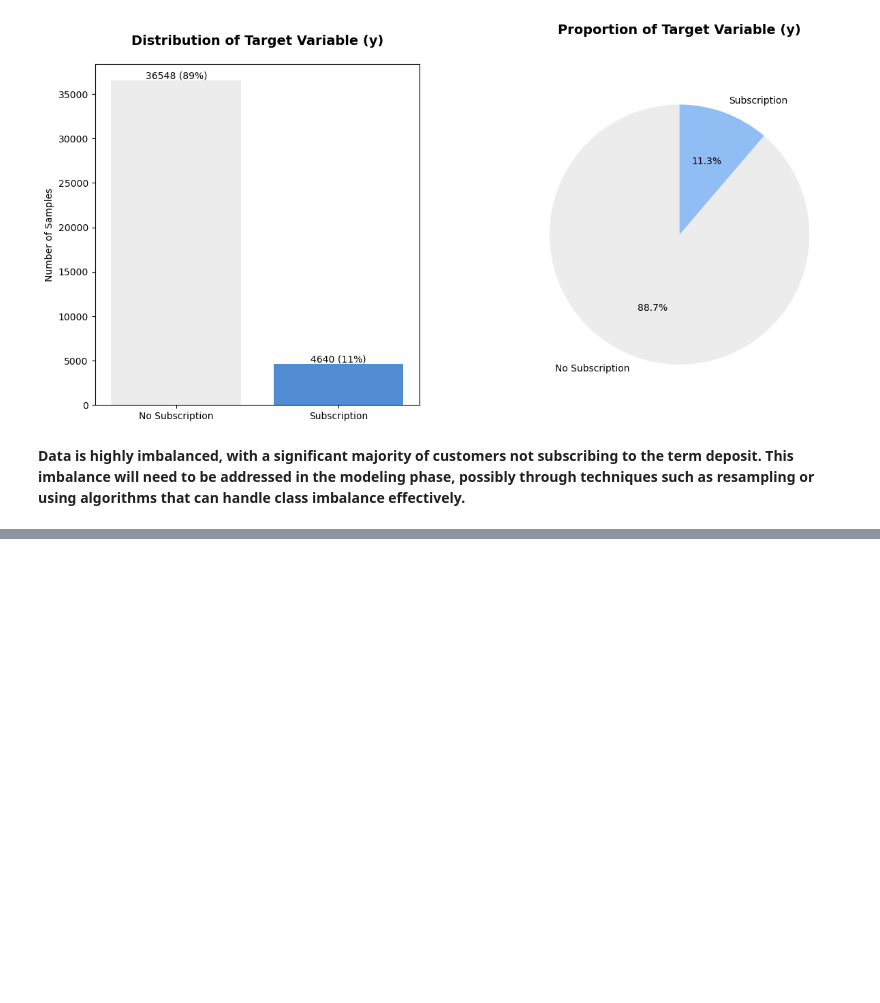
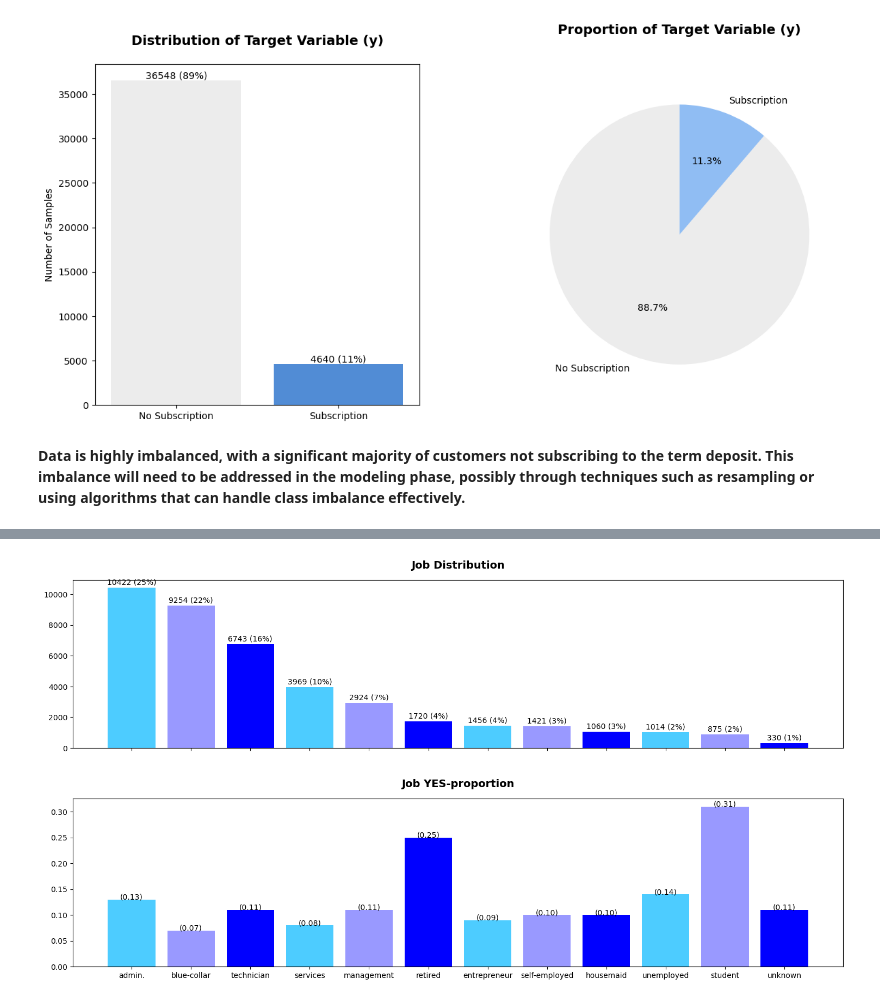
Before and after one commit to annugit1655/Bank-TeleMarketing, a Jupyter notebook: notebooks/bank-client-eda-term-deposit.ipynb, the cells around one changed output, grey strips where cells are left out. Cells and saved outputs as stored; diff of their text form; code cells hidden in the pictures; blank space fills up the shorter version.

```diff
--- a/notebooks/bank-client-eda-term-deposit.ipynb
+++ b/notebooks/bank-client-eda-term-deposit.ipynb
@@ -166,0 +200,38 @@ tele_df['y_binary'] = tele_df['y'].map({'yes': 1, 'no':0})
+# %%
+# Univariate analysis function for categorical variables with bar plots
+def univariate_analysis_categorical_var(df, categorical_var, display_name):
+    """Compute total count of customers contacted and percentage of customers who subscribed to a term deposit."""
+    # Count of campaign for each category
+    total_counts = df.groupby([categorical_var])['y'].value_counts().unstack().fillna(0)
+    total_counts['total'] = total_counts.sum(axis='columns')
+    total_counts = total_counts.sort_values(by='total', ascending=False)
+    total_counts['conversion_rate'] = (total_counts['yes'] / total_counts['total']).round(2)
+
+    fig, ax = plt.subplots(2, 1, sharex=True,figsize=(15, 8), dpi=100)
+    #colors = plt.cm.Blues_r(np.arange(0.3, 0.9, len(total_counts.index)))
+    colors = [(0.3, 0.8, 1), (0.6, 0.6, 1), '#0000FF']
+    # plot for total campaigns
+    x_pos = range(len(total_counts.index))
+    ax[0].bar(x_pos, total_counts['total'], color=colors)
+    ax[0].set_xticks(x_pos)
+    ax[0].set_xticklabels(total_counts.index)
+    ax[0].set_title(display_name + ' Distribution', fontsize=14, fontweight='bold', y=1.04)
+    for i, v in enumerate(total_counts['total']):
+        ax[0].text(i, v + 200, f"{int(v)} ({(v/(total_counts['total'].sum(axis=0))):.0%})", ha='center', fontsize=10)
+
+    # plot for successful subscriptions
+    ax[1].bar(x_pos, total_counts['conversion_rate'], color=colors)
+    ax[1].set_xticks(x_pos)
+    ax[1].set_xticklabels(total_counts.index)
+    #ax[1].set_yticklabels([f"{y/ax[1].get_ylim()[1]:.2f}" for y in ax[1].get_yticks()])
+    ax[1].set_title(display_name +" " + 'YES-proportion', fontsize=14, fontweight='bold', y=1.04)
+    for i, v in enumerate(total_counts['conversion_rate']):
+        ax[1].text(i, v , f"({total_counts['conversion_rate'].iloc[i]:.2f})", ha='center', fontsize=10)
+
+    plt.tight_layout()
+    plt.subplots_adjust(hspace=0.3)
+    plt.show()
+# %%
+univariate_analysis_categorical_var(tele_df, 'job', 'Job')
+# %% [output]
+[figure, added]
```
Also changed, not shown: parts of 8 cells of this notebook, 1 other file.
